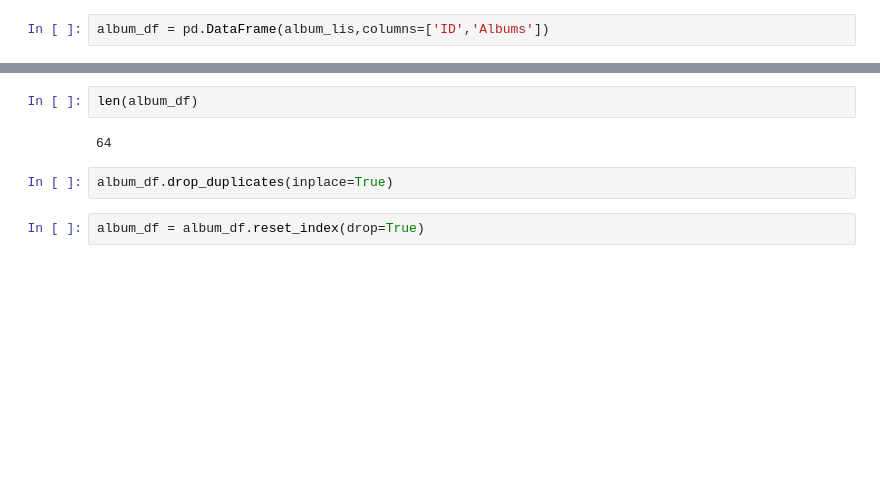
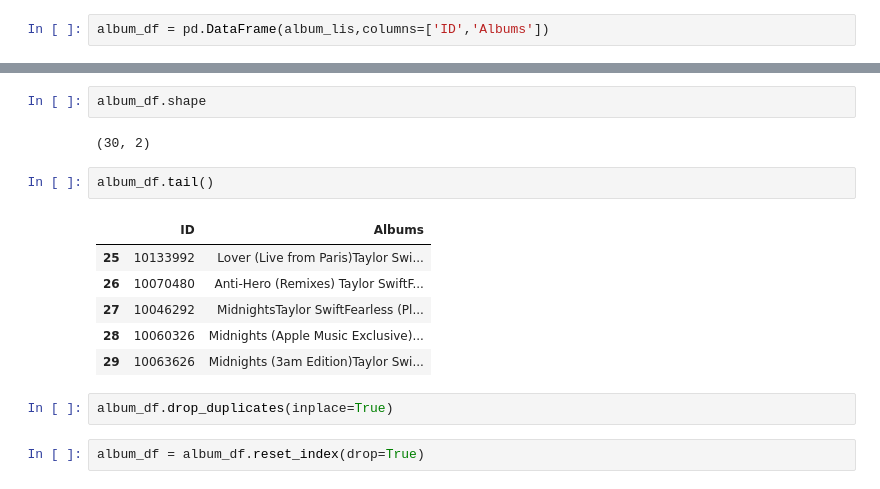
Before and after one commit to ishijo/Taylor-Swift-Lyrics, a Jupyter notebook: main.ipynb, the cells around one changed output, grey strips where cells are left out. Saved outputs shown, nothing was run; the diff lists cells and outputs as text; blank space fills up the shorter version.

```diff
--- a/main.ipynb
+++ b/main.ipynb
@@ -139,7 +141,16 @@ genius.artist_albums(1177,50)
-# %%
-len(album_df)
-# %% [output]
-64
+# %%
+album_df.shape
+# %% [output]
+(30, 2)
+# %%
+album_df.tail()
+# %% [output]
+|  | ID | Albums |
+| 25 | 10133992 | Lover (Live from Paris)Taylor Swi... |
+| 26 | 10070480 | Anti-Hero (Remixes) Taylor SwiftF... |
+| 27 | 10046292 | MidnightsTaylor SwiftFearless (Pl... |
+| 28 | 10060326 | Midnights (Apple Music Exclusive)... |
+| 29 | 10063626 | Midnights (3am Edition)Taylor Swi... |
 # %%
 album_df.drop_duplicates(inplace=True)
 # %%
```
Also changed, not shown: parts of 21 cells of this notebook, 1 other file.
